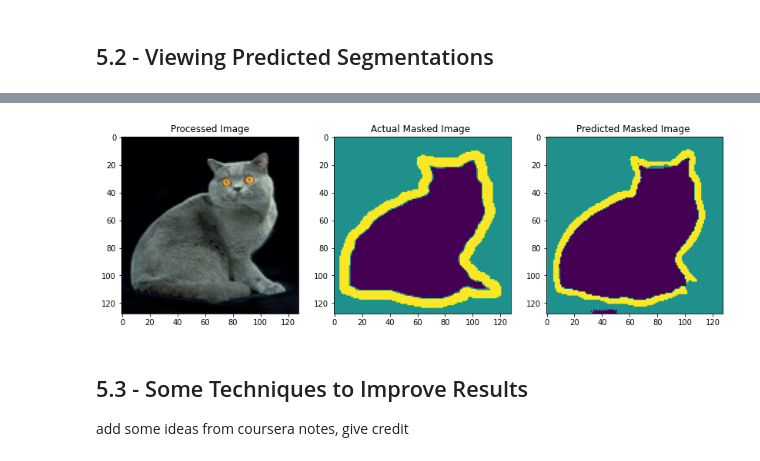
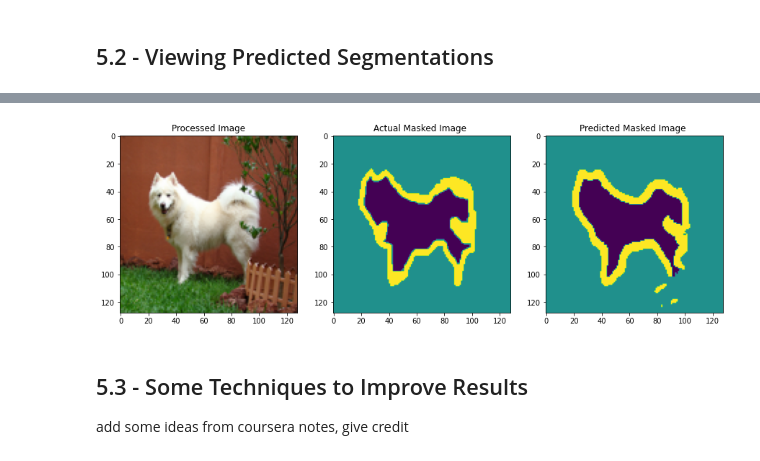
Before and after one commit to VidushiBhatia/U-Net-Implementation, a Jupyter notebook: U_Net_for_Image_Segmentation_From_Scratch_Using_TensorFlow_(oxford_iiit_pet_dataset)_v2.ipynb, the cells around one changed output, grey strips where cells are left out. Cells and saved outputs as stored; diff of their text form; code cells hidden in the pictures.

```diff
--- a/U_Net_for_Image_Segmentation_From_Scratch_Using_TensorFlow_(oxford_iiit_pet_dataset)_v2.ipynb
+++ b/U_Net_for_Image_Segmentation_From_Scratch_Using_TensorFlow_(oxford_iiit_pet_dataset)_v2.ipynb
@@ -254,8 +248,7 @@ def DecoderMiniBlock(prev_layer_input, skip_layer_input, n_filters=64):
 
 add some deets
 # %%
-
-def UNetCompiled(input_size=(572, 572, 3), n_filters=16, n_classes=3):
+def UNetCompiled(input_size=(128, 128, 3), n_filters=32, n_classes=3):
 
     inputs = Input(input_size)
 
@@ -319,14 +312,14 @@ for i in range(show_images):
 target_shape_img = [128, 128, 3]
 target_shape_mask = [128, 128, 1]
 
-X, y = PreprocessData(img[:1000], mask[:1000], target_shape_img, target_shape_mask, path1, path2)
+X, y = PreprocessData(img, mask, target_shape_img, target_shape_mask, path1, path2)
 
 print("X Shape:", X.shape)
 print("Y shape:", y.shape)
 print(np.unique(y))
 # visualize the output
 image_index = 0
-fig, arr = plt.subplots(1, 2, figsize=(14, 10))
+fig, arr = plt.subplots(1, 2, figsize=(15, 15))
 arr[0].imshow(X[image_index])
 arr[0].set_title('Processed Image')
 arr[1].imshow(y[image_index,:,:,0])
@@ -340,10 +333,7 @@ Text(0.5, 1.0, 'Processed Masked Image ')
 # %% [markdown]
 ## 4.3 Split Train and Test Set
 # %%
-X_train, X_valid, y_train, y_valid = train_test_split(X, y, test_size=0.15, random_state=123)
-
-# X_train.shape
-# np.unique(y_train)
+X_train, X_valid, y_train, y_valid = train_test_split(X, y, test_size=0.2, random_state=123)
 # %% [markdown]
 <a name='4.4'></a>
 ## 4.4 - Build U-Net Arch. for Data Dims
@@ -431,8 +424,8 @@ def VisualizeResults(index):
     pred_y = unet.predict(img)
     pred_mask = tf.argmax(pred_y[0], axis=-1)
     pred_mask = pred_mask[..., tf.newaxis]
-    pred_mask = create_mask(pred_y)
-    fig, arr = plt.subplots(1, 3, figsize=(14, 7))
+    # pred_mask = create_mask(pred_y)
+    fig, arr = plt.subplots(1, 3, figsize=(15, 15))
     arr[0].imshow(X_valid[index])
     arr[0].set_title('Processed Image')
     arr[1].imshow(y_valid[index,:,:,0])
@@ -440,10 +433,10 @@ def VisualizeResults(index):
     arr[2].imshow(pred_mask[:,:,0])
     arr[2].set_title('Predicted Masked Image ')
 # %%
-index = 120
+index = 700
 VisualizeResults(index)
 # %% [output]
-[figure, old version]
+[figure, new version]
 # %% [markdown]
 <a name='5.3'></a>
 ## 5.3 - Some Techniques to Improve Results
```
Also changed, not shown: parts of 11 cells of this notebook.
